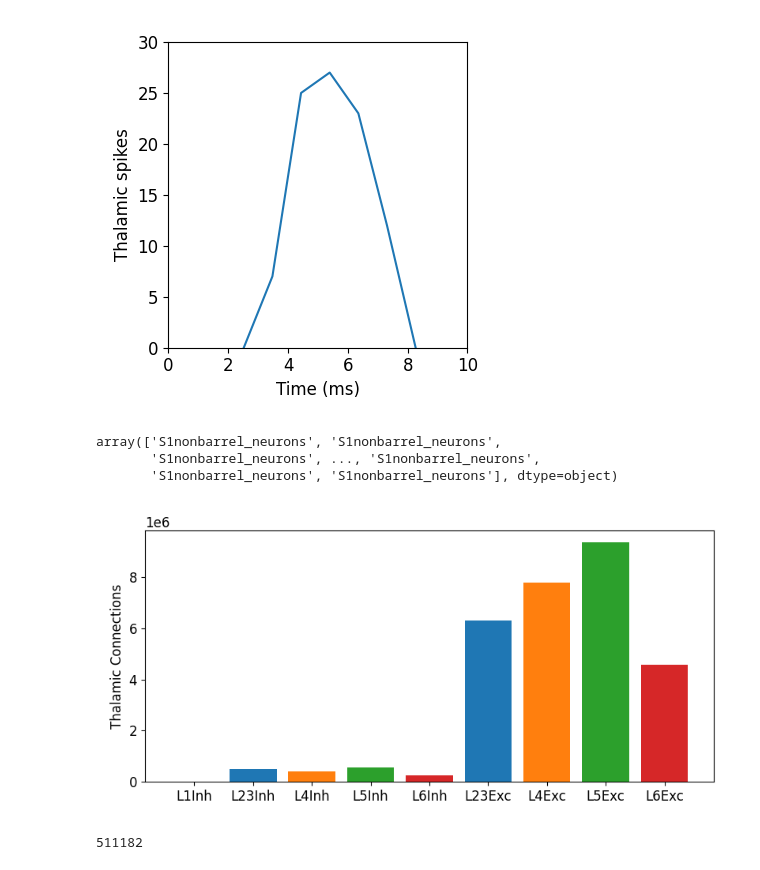
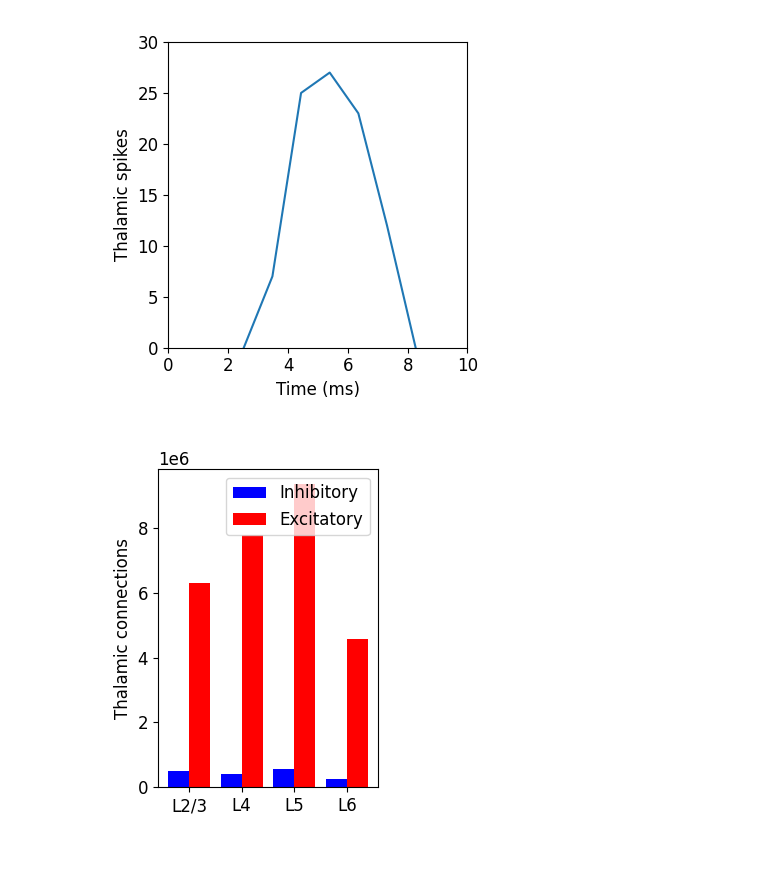
Before and after one commit to joseph-tharayil/whiskerFlick, a Jupyter notebook: Thalamic.ipynb, the cells around one changed output. Saved outputs shown, nothing was run; the diff lists cells and outputs as text; code cells hidden in the pictures.

```diff
--- a/Thalamic.ipynb
+++ b/Thalamic.ipynb
@@ -40,12 +40,6 @@ s = bp.Simulation('original/1a8bf077-4f6c-4bcb-b257-ca1f3d2388cd/0/simulation_co
 c = s.circuit
 # %%
 hexo1 = c.nodes.ids(group='hex_O1').get_ids()
-# %%
-hexo1.get_populations()
-# %% [output]
-array(['S1nonbarrel_neurons', 'S1nonbarrel_neurons',
-       'S1nonbarrel_neurons', ..., 'S1nonbarrel_neurons',
-       'S1nonbarrel_neurons', 'S1nonbarrel_neurons'], dtype=object)
 # %%
 l1inh = np.sum(np.isin(c.edges['VPM__S1nonbarrel_neurons__chemical'].pathway_edges(target='Layer1Inhibitory',properties='@target_node').values,hexo1))
 l23inh = np.sum(np.isin(c.edges['VPM__S1nonbarrel_neurons__chemical'].pathway_edges(target='Layer23Inhibitory',properties='@target_node').values,hexo1))
@@ -57,19 +51,39 @@ l23exc = np.sum(np.isin(c.edges['VPM__S1nonbarrel_neurons__chemical'].pathway_ed
 l4exc = np.sum(np.isin(c.edges['VPM__S1nonbarrel_neurons__chemical'].pathway_edges(target='Layer4Excitatory',properties='@target_node').values,hexo1))
 l5exc = np.sum(np.isin(c.edges['VPM__S1nonbarrel_neurons__chemical'].pathway_edges(target='Layer5Excitatory',properties='@target_node').values,hexo1))
 l6exc = np.sum(np.isin(c.edges['VPM__S1nonbarrel_neurons__chemical'].pathway_edges(target='Layer6Excitatory',properties='@target_node').values,hexo1))
-# %%
-plt.figure(figsize=(8,4))
-labels = ['L1Inh','L23Inh','L4Inh','L5Inh','L6Inh','L23Exc','L4Exc','L5Exc','L6Exc']
-values = [l1inh, l23inh, l4inh,l5inh,l6inh,l23exc,l4exc,l5exc,l6exc]
-
-plt.bar(labels,values,color = ['C0','C0','C1','C2','C3','C0','C1','C2','C3'])
-
-plt.ylabel('Thalamic Connections')
-plt.tight_layout()
-plt.savefig('figures/edges.png',dpi=600)
-# %% [output]
-[figure, removed]
-# %%
-l23inh
-# %% [output]
-511182
+# %%
+# Data
+groups = ['L2/3','L4','L5','L6']
+values_blue = [l23inh,l4inh,l5inh,l6inh]  # Blue bars
+values_red = [l23exc,l4exc,l5exc,l6exc]  # Red bars, with np.nan for Group 1
+
+# Set up the positions for the bars
+x = np.arange(len(groups))
+
+# Create the plot
+fig, ax = plt.subplots(figsize=(3,4))
+
+# Plot the bars
+bar_width = 0.4
+
+# Blue bars (first in each group)
+ax.bar(x, values_blue, bar_width, label='Inhibitory', color='blue')
+
+# Red bars (second in each group), only for Groups 2-6
+ax.bar(x + bar_width, values_red, bar_width, label='Excitatory', color='red')
+
+# Labeling the chart
+ax.set_ylabel('Thalamic connections')
+ax.set_xticks(x + bar_width / 2)
+ax.set_xticklabels(groups)
+
+# Add a legend
+ax.legend()
+
+# Show the plot
+plt.tight_layout()
+plt.show()
+
+plt.savefig('figures/edges.png',dpi=600)
+# %% [output]
+[figure, added]
```
